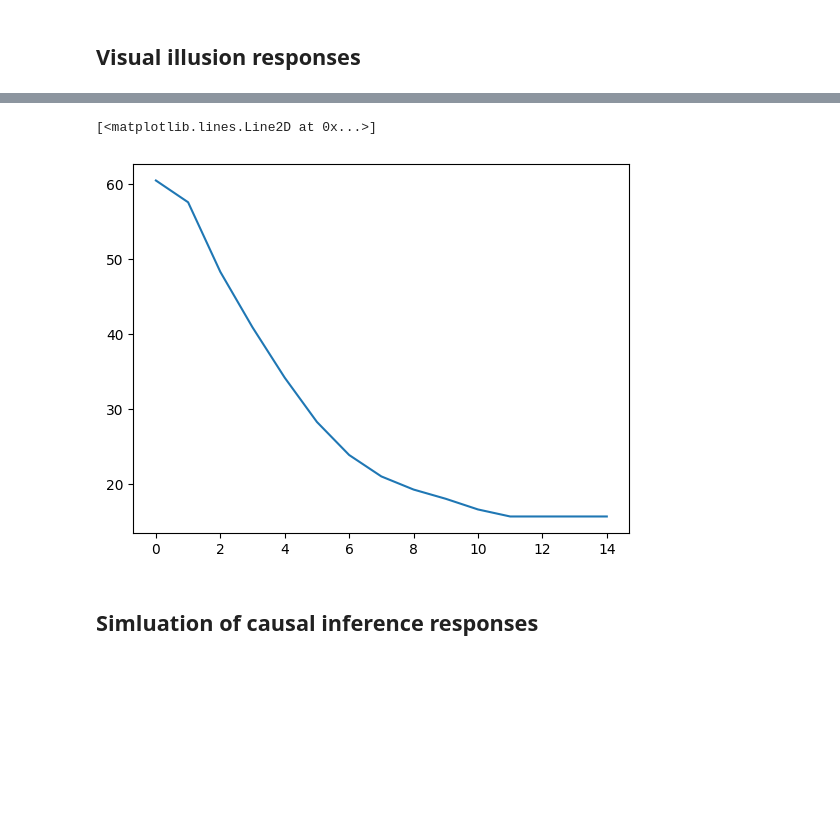
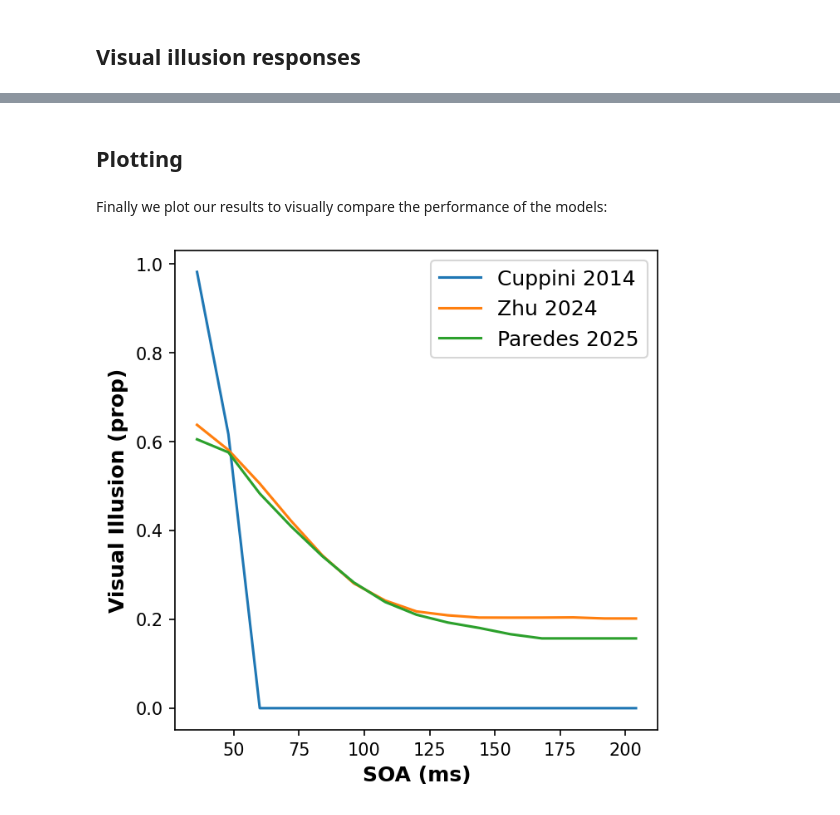
Before and after one commit to renatoparedes/scikit-neuromsi, a Jupyter notebook: docs/source/sifi.ipynb, the cells around one changed output, grey strips where cells are left out. Drawn from its saved outputs; the diff is of its cells as text; code cells hidden in the pictures; blank space fills up the shorter version.

```diff
--- a/docs/source/sifi.ipynb
+++ b/docs/source/sifi.ipynb
@@ -84,7 +84,7 @@ def calculate_two_peaks_probability(visual_peaks_values):
     return probs_array.sum() / probs_array.size
 
 
-class IllusionRateProcessingStrategy(ProcessingStrategyABC):
+class BayesianIllusionRateProcessingStrategy(ProcessingStrategyABC):
     def map(self, result):
         e_visual_numerosity = result.e_["visual_numerosity"]
         two_flashes_prop = e_visual_numerosity[2]
@@ -95,7 +95,7 @@ class IllusionRateProcessingStrategy(ProcessingStrategyABC):
         return np.array(results)
 
 
-class TwoFlashesProcessingStrategy(ProcessingStrategyABC):
+class NeuralIllusionRateProcessingStrategy(ProcessingStrategyABC):
     def map(self, result):
         max_pos = result.stats.dimmax().positions
         visual_activity = (
@@ -121,16 +121,6 @@ class TwoFlashesProcessingStrategy(ProcessingStrategyABC):
 
     def reduce(self, results, **kwargs):
         return np.array(results, dtype=np.float16)
-
-
-class CausesProcessingStrategy(ProcessingStrategyABC):
-    def map(self, result):
-        causes = result.causes_
-        del result._nddata
-        return causes
-
-    def reduce(self, results, **kwargs):
-        return np.array(results, dtype=np.float16)
 # %% [markdown]
 Now we setup the experiment simulation for each model using the `ParameterSweep` class:
 # %%
@@ -253,7 +208,31 @@ paredes_res = paredes_sp.run(
-# %%
-plt.plot(paredes_res)
-# %% [output]
-[<matplotlib.lines.Line2D at 0x...>]
-[figure, removed]
 # %% [markdown]
-## Simluation of causal inference responses
+## Plotting
+# %% [markdown]
+Finally we plot our results to visually compare the performance of the models:
+# %%
+import matplotlib.pyplot as plt
+
+# initializes figure and plots
+fig, axs = plt.subplots(1, 1, figsize=(5, 5), dpi=150)
+
+colors = plt.rcParams["axes.prop_cycle"].by_key()["color"]
+
+# Panel A
+ax1 = plt.subplot(111)
+ax1.plot(soas, cuppini_res)
+ax1.plot(soas, zhu_res)
+ax1.plot(soas, paredes_res)
+ax1.set_xlabel("SOA (ms)", size=12, weight="bold")
+ax1.set_ylabel("Visual Illusion (prop)", size=12, weight="bold")
+ax1.tick_params(axis="both", labelsize=10)
+
+legend = ax1.legend(
+    [
+        "Cuppini 2014",
+        "Zhu 2024",
+        "Paredes 2025",
+    ],
+    fontsize=12,
+)
+# %% [output]
+[figure, added]
```
Also changed, not shown: parts of 9 cells of this notebook, 1 other file.
